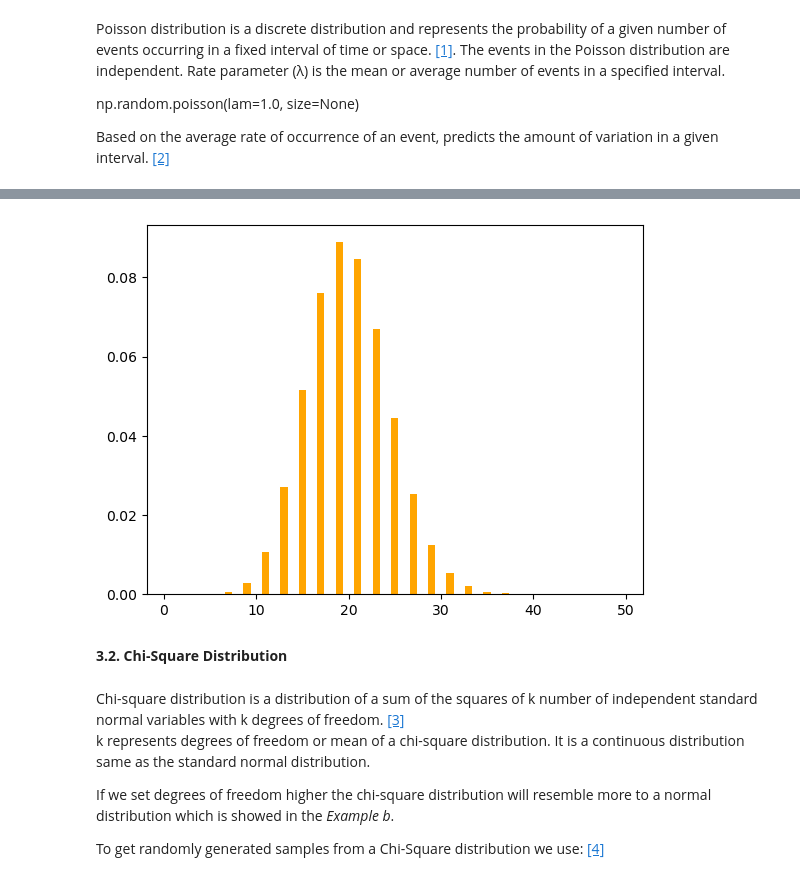
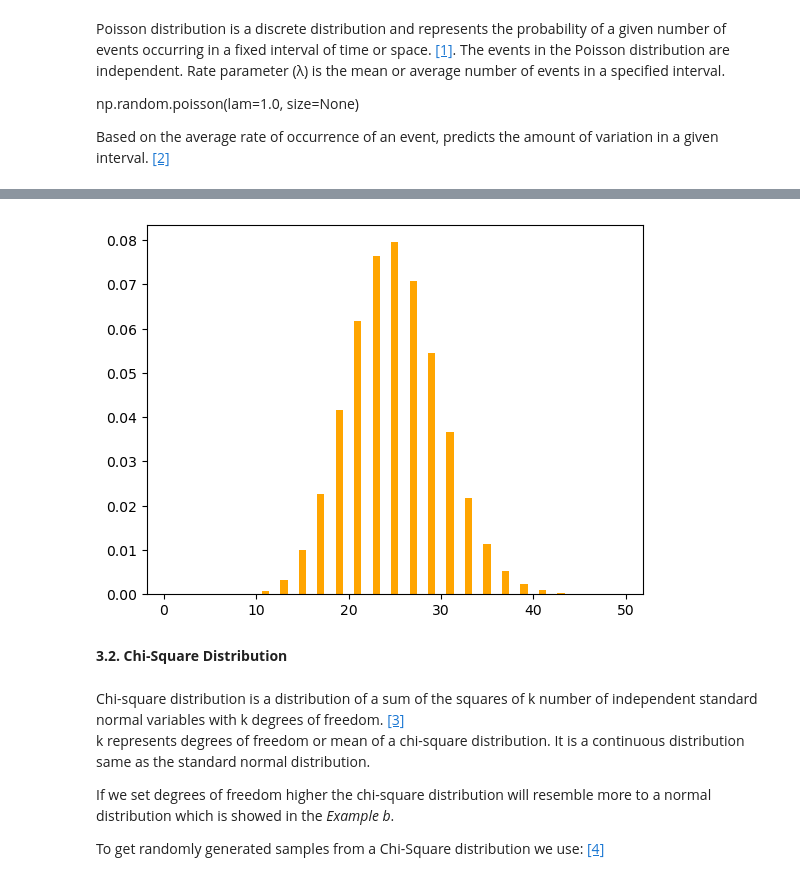
Before and after one commit to Tanja888/funddata-assessment, a Jupyter notebook: practicals/02-randomness-exercises.ipynb, the cells around one changed output, grey strips where cells are left out. Saved outputs shown, nothing was run; the diff lists cells and outputs as text; code cells hidden in the pictures.

```diff
--- a/practicals/02-randomness-exercises.ipynb
+++ b/practicals/02-randomness-exercises.ipynb
@@ -458,12 +458,12 @@ plt.show()
 # %%
 # Using probability mass function and Poisson
 x = np.arange(1, 51, 2)
-plt.bar(x, poisson.pmf(x,20), color='orange')
+plt.bar(x, poisson.pmf(x,25), color='orange')
 plt.show()
 # %% [output]
-[figure, old version]
+[figure, new version]
-# %% [markdown]
-**3.2. Chi-Square Distribution**
+# %% [markdown]
+**3.2. Chi-Square Distribution**
 # %% [markdown]
 Chi-square distribution is a distribution of a sum of the squares of k number of independent standard normal variables with k degrees of freedom. [[3]](https://en.wikipedia.org/wiki/Chi-squared_distribution)
 k represents degrees of freedom or mean of a chi-square distribution.
```
Also changed, not shown: parts of 23 cells of this notebook.
